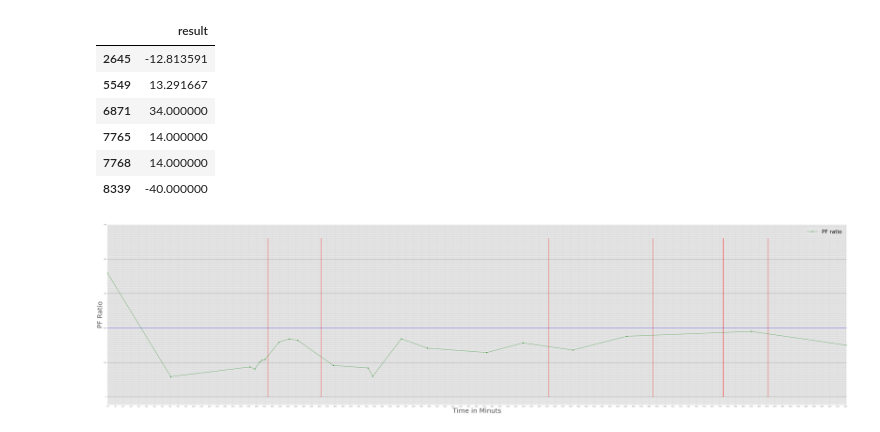
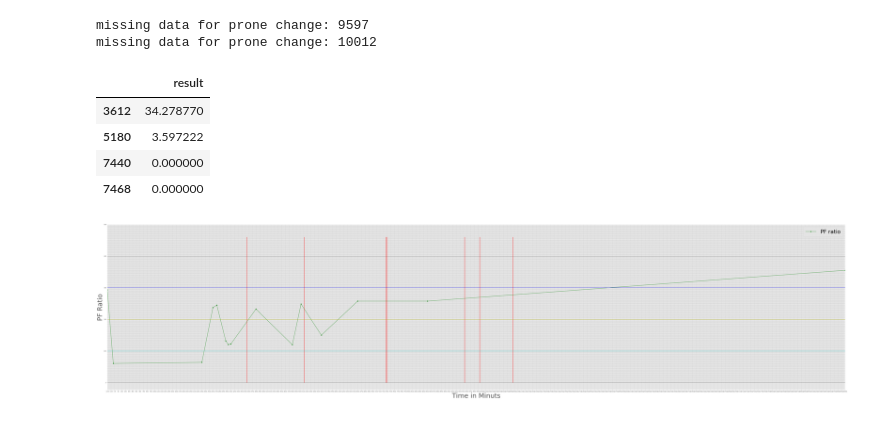
Before and after one commit to RomGutman/eICU_ARDS, a Jupyter notebook: ARDS.ipynb, the cells around one changed output. Saved outputs shown, nothing was run; the diff lists cells and outputs as text; code cells hidden in the pictures.

```diff
--- a/ARDS.ipynb
+++ b/ARDS.ipynb
@@ -66,7 +68,7 @@ q3 = """
     where patienthealthsystemstayid = %(phsid)s
                             """
 # %%
-param = {'phsid': '2645908'}
+param = {'phsid': 2473007}
 tr = pd.read_sql_query(query, con, params=param)
 tr2 = pd.read_sql_query(q2, con, params=param)
 df3 = tr.merge(tr2, how='left', on=['phsid']).copy()
@@ -75,6 +77,6 @@ df3 = tr.merge(tr2, how='left', on=['phsid']).copy()
 # tr3
 df3['closed'] = ((df3['toffset'] - df3['lab_time'])/60).astype(float)
 
-df3[['phsid','lab_time','PF ratio','toffset','closed']]
+df3[['phsid','lab_time','PF ratio','toffset','closed']].head(10)
 # %% [output]
 |  | phsid | lab_time | PF ratio | toffset | closed |
@@ -234,43 +263,49 @@ for key in list(df_results.index):
 #         value[value['offset'] < tol*60]
         before = dict_before[key]['PF ratio'].mean()
         after = dict_after[key]['PF ratio'].mean()
-        delta = after - before
+        if np.isnan(before) or np.isnan(after):
+            delta = 'missing data'
+        else:
+            delta = after - before
         retult_dict[key] = {'result': delta}
     except KeyError:
         print("missing data for prone change: {}".format(key))
 result = pd.DataFrame(data=retult_dict)
 result.transpose()
 # %% [output]
+missing data for prone change: 9597
+missing data for prone change: 10012
 |  | result |
-| 2645 | -12.813591 |
-| 5549 | 13.291667 |
-| 6871 | 34.000000 |
-| 7765 | 14.000000 |
-| 7768 | 14.000000 |
-| 8339 | -40.000000 |
+| 3612 | 34.278770 |
+| 5180 | 3.597222 |
+| 7440 | 0.000000 |
+| 7468 | 0.000000 |
 # %%
 df5 = df3[['PF ratio','lab_time','toffset']].copy()
 df6 = df3[['PF ratio', 'toffset']].copy()
 %matplotlib inline
 
 min_val = min(min(df5[['toffset','lab_time']].min()),0)
 minor_ticks = np.arange(0, 501, 5)
 x_major_ticks = np.arange(min_val, df5[['lab_time']].max(), 100)
 
 
-ax=df5.plot(x=['lab_time'],y='PF ratio', color='g',marker='o', label='PF ratio',figsize=(100,25))
+ax=df5.plot(x=['lab_time'],y='PF ratio', color='g',marker='o', label='PF ratio',figsize=(100,23))
 ax.vlines(x=df5['toffset'],ymin=0,ymax=460, color='r', label='prone change')
-ax.axhline(y=200,color='b')
+ax.axhline(y=300, color='b', label='Mild')
+ax.axhline(y=200, color='y', label='Moderate')
+ax.axhline(y=100, color='c', label='Severe')
 ax.set_xlabel('Time in Minuts',fontsize=50)
 ax.set_ylabel('PF Ratio', fontsize=50)
 ax.set_yticks(minor_ticks,minor=True)
 ax.set_xticks(x_major_ticks)
 ax.yaxis.grid(True, linestyle='-', which='major', color='black',
                alpha=1)
 ax.yaxis.grid(True, linestyle='-', which='minor', color='black',
                alpha=0.2)
 ax.xaxis.grid(True, linestyle='-', which='major', color='black',
                alpha=0.1)
-plt.show()
+# plt.show()
+plt.savefig('{}.png'.format(param['phsid']))
 # %% [output]
-[figure, old version]
+[figure, new version]
```
Also changed, not shown: parts of 20 cells of this notebook, 5 other files.
